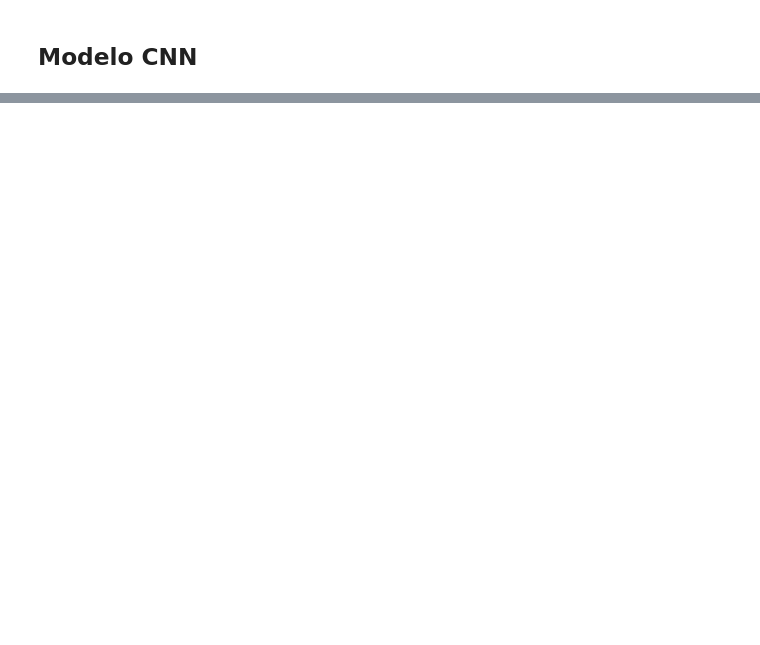
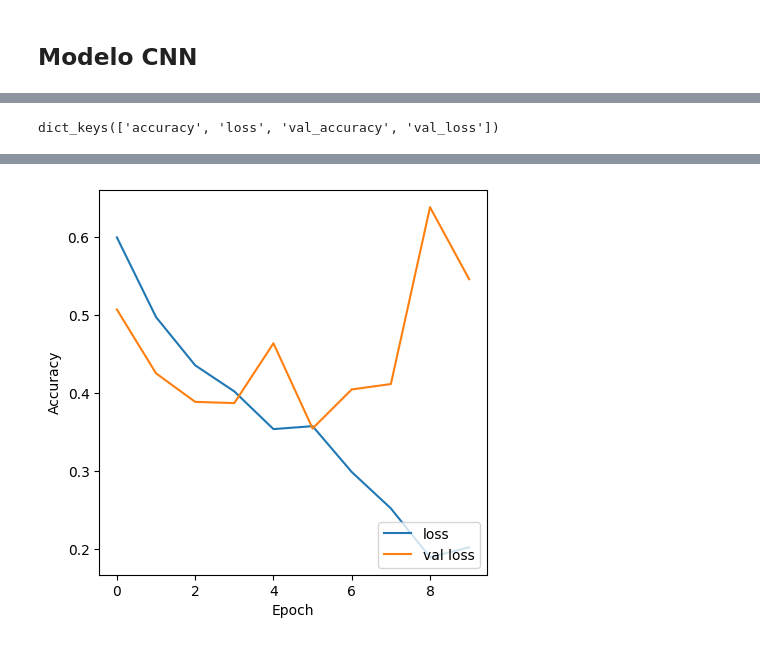
Before and after one commit to Axoluther/castanas-xai, a Jupyter notebook: CNN.ipynb, the cells around one changed output, grey strips where cells are left out. Drawn from its saved outputs; the diff is of its cells as text; code cells hidden in the pictures; blank space fills up the shorter version.

Commit message:
primer modelo entrenado

```diff
--- a/CNN.ipynb
+++ b/CNN.ipynb
@@ -59,0 +112,12 @@ ver_imgs(val)
+# %%
+model.compile(
+    optimizer='adam',
+    loss=keras.losses.binary_crossentropy,
+    metrics=['accuracy']
+    )
+# %%
+history = model.fit(
+    train,
+    epochs=10,
+    validation_data=val
+)
@@ -59,0 +147,17 @@ ver_imgs(val)
+# %%
+print(history.history.keys() )
+# %% [output]
+dict_keys(['accuracy', 'loss', 'val_accuracy', 'val_loss'])
+# %%
+plt.figure(figsize=(5,5))
+plt.plot(history.history['loss'], label = 'loss')
+plt.plot(history.history['val_loss'], label = 'val loss')
+
+plt.xlabel('Epoch')
+plt.ylabel('Accuracy')
+# plt.ylim([0.5, 1])
+plt.legend(loc='lower right')
+
+val_loss, val_acc = model.evaluate(val, verbose=2)
+print(f'val accuaricy: {val_acc} val loss: {val_loss}')
+# %% [output]
@@ -59,0 +166 @@ ver_imgs(val)
+[figure, added]
```
Also changed, not shown: parts of 6 cells of this notebook, 1 other file.
